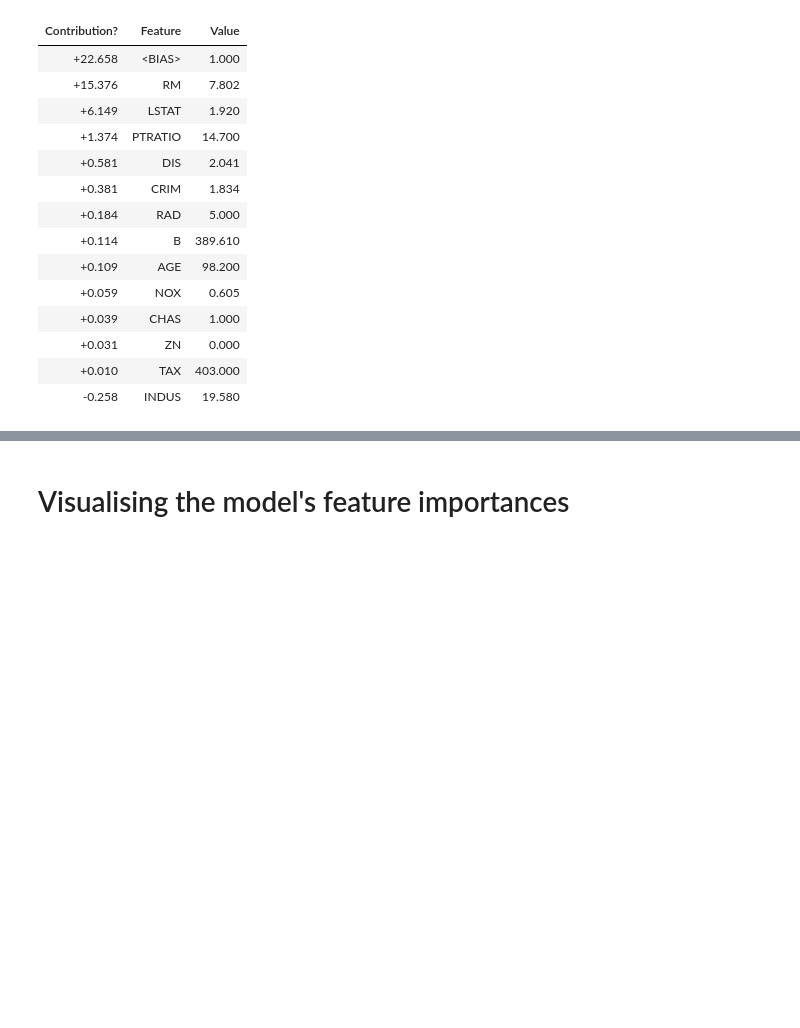
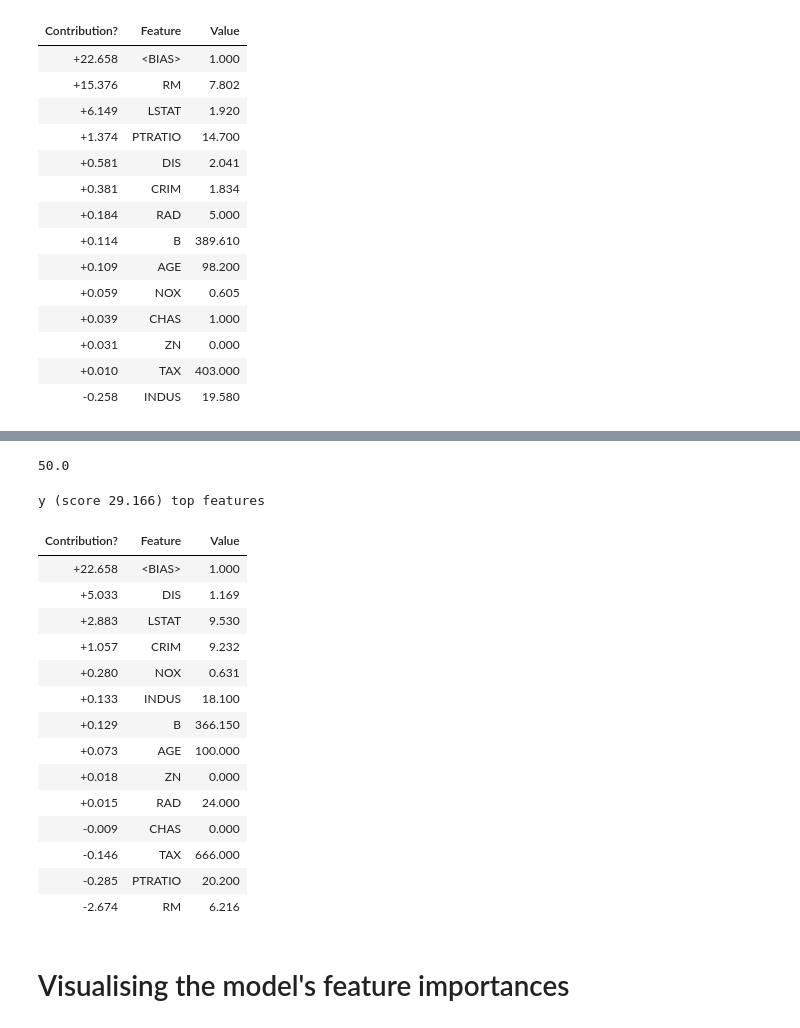
Before and after one commit to ianozsvald/data_science_delivered, a Jupyter notebook: ml_explain_regression_prediction.ipynb, the cells around one changed output, grey strips where cells are left out. Drawn from its saved outputs; the diff is of its cells as text; code cells hidden in the pictures; blank space fills up the shorter version.

```diff
--- a/ml_explain_regression_prediction.ipynb
+++ b/ml_explain_regression_prediction.ipynb
@@ -545,3 +562,30 @@ fig.tight_layout()
+# %%
+example_to_explain_idx = 1
+print(y_test.iloc[example_to_explain_idx])
+example_to_explain = X_test.iloc[example_to_explain_idx]
+
+show_prediction(est,
+                example_to_explain,
+                feature_names=feature_names,
+                show_feature_values=True)
+# %% [output]
+50.0
+y (score 29.166) top features
+| Contribution? | Feature | Value |
+| +22.658 | <BIAS> | 1.000 |
+| +5.033 | DIS | 1.169 |
+| +2.883 | LSTAT | 9.530 |
+| +1.057 | CRIM | 9.232 |
+| +0.280 | NOX | 0.631 |
+| +0.133 | INDUS | 18.100 |
+| +0.129 | B | 366.150 |
+| +0.073 | AGE | 100.000 |
+| +0.018 | ZN | 0.000 |
+| +0.015 | RAD | 24.000 |
+| -0.009 | CHAS | 0.000 |
+| -0.146 | TAX | 666.000 |
+| -0.285 | PTRATIO | 20.200 |
+| -2.674 | RM | 6.216 |
 # %% [markdown]
 # Visualising the model's feature importances
 # %% [markdown]
```
Also changed, not shown: parts of 19 cells of this notebook.
